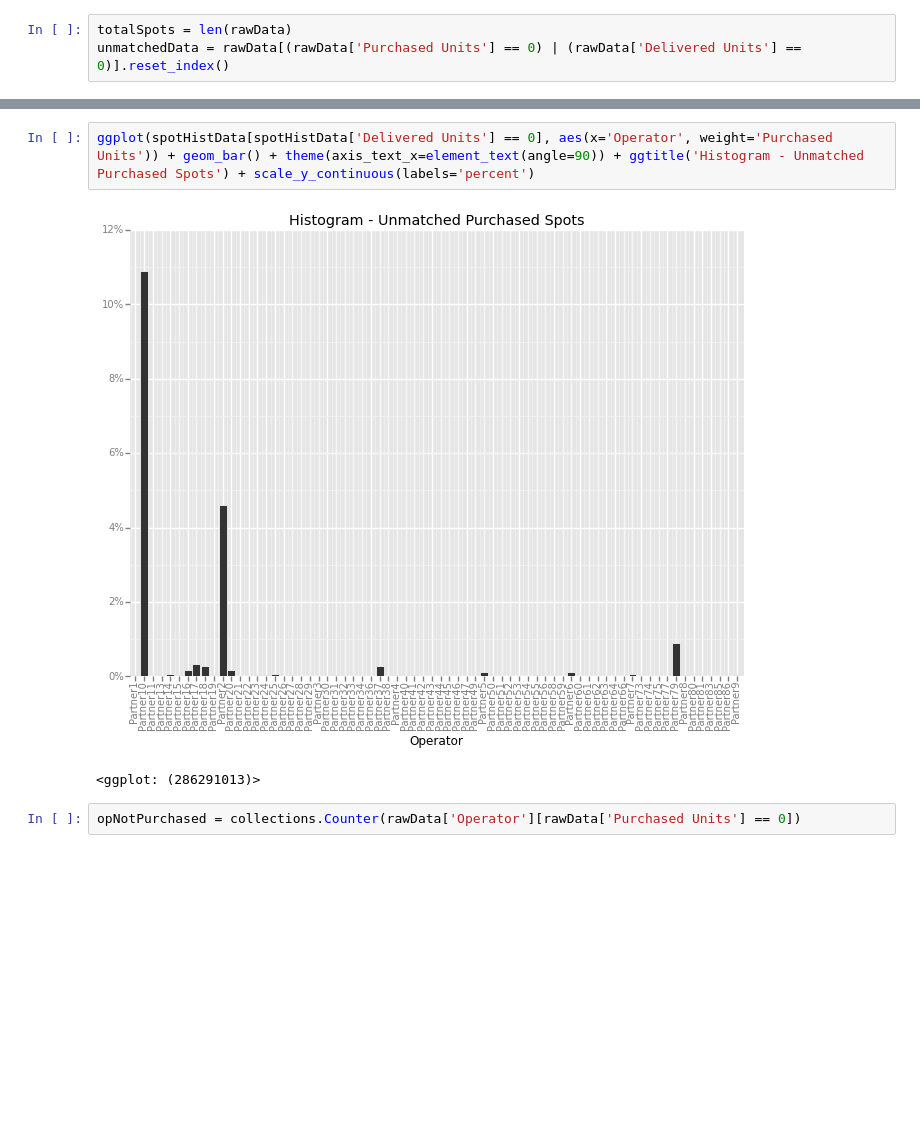
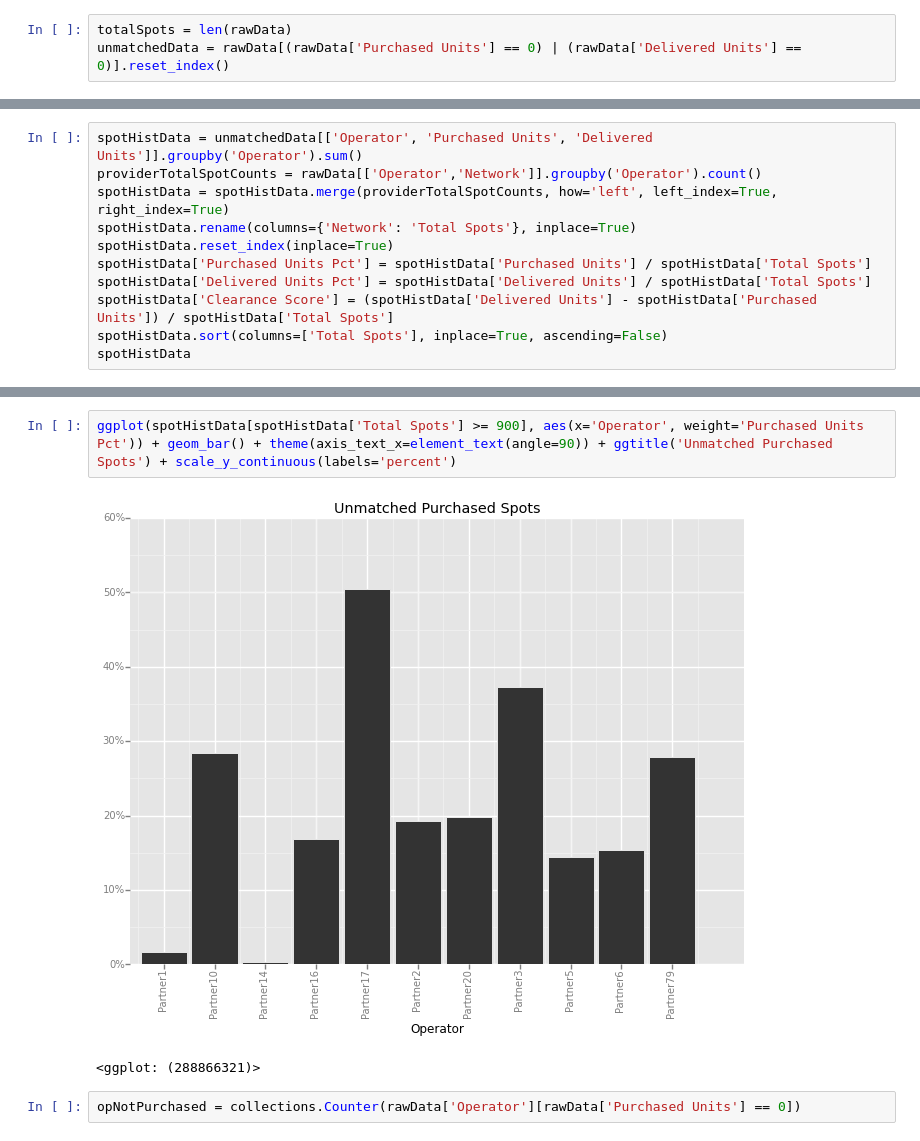
Before and after one commit to asbhat/data-science-class, a Jupyter notebook: final-project/Aditya Bhat - Final Project.ipynb, the cells around one changed output, grey strips where cells are left out. Saved outputs shown, nothing was run; the diff lists cells and outputs as text; blank space fills up the shorter version.

Commit message:
clearance scoring and updated notes

```diff
--- a/final-project/Aditya Bhat - Final Project.ipynb
+++ b/final-project/Aditya Bhat - Final Project.ipynb
@@ -35,0 +32,11 @@ spotHistData['Delivered Units'] = spotHistData['Delivered Units'] / totalSpots
+# %%
+spotHistData = unmatchedData[['Operator', 'Purchased Units', 'Delivered Units']].groupby('Operator').sum()
+providerTotalSpotCounts = rawData[['Operator','Network']].groupby('Operator').count()
+spotHistData = spotHistData.merge(providerTotalSpotCounts, how='left', left_index=True, right_index=True)
+spotHistData.rename(columns={'Network': 'Total Spots'}, inplace=True)
+spotHistData.reset_index(inplace=True)
+spotHistData['Purchased Units Pct'] = spotHistData['Purchased Units'] / spotHistData['Total Spots']
+spotHistData['Delivered Units Pct'] = spotHistData['Delivered Units'] / spotHistData['Total Spots']
+spotHistData['Clearance Score'] = (spotHistData['Delivered Units'] - spotHistData['Purchased Units']) / spotHistData['Total Spots']
+spotHistData.sort(columns=['Total Spots'], inplace=True, ascending=False)
+spotHistData
@@ -41,8 +67,8 @@ ggplot(spotHistData[spotHistData['Purchased Units'] == 0], aes(x='Operator', wei
 # %%
-ggplot(spotHistData[spotHistData['Delivered Units'] == 0], aes(x='Operator', weight='Purchased Units')) + geom_bar() + theme(axis_text_x=element_text(angle=90)) + ggtitle('Histogram - Unmatched Purchased Spots') + scale_y_continuous(labels='percent')
+ggplot(spotHistData[spotHistData['Total Spots'] >= 900], aes(x='Operator', weight='Purchased Units Pct')) + geom_bar() + theme(axis_text_x=element_text(angle=90)) + ggtitle('Unmatched Purchased Spots') + scale_y_continuous(labels='percent')
 # %% [output]
-[figure, old version]
+[figure, new version]
-<ggplot: (286291013)>
+<ggplot: (288866321)>
 # %%
 opNotPurchased = collections.Counter(rawData['Operator'][rawData['Purchased Units'] == 0])
 # %%
```
Also changed, not shown: parts of 6 cells of this notebook.
